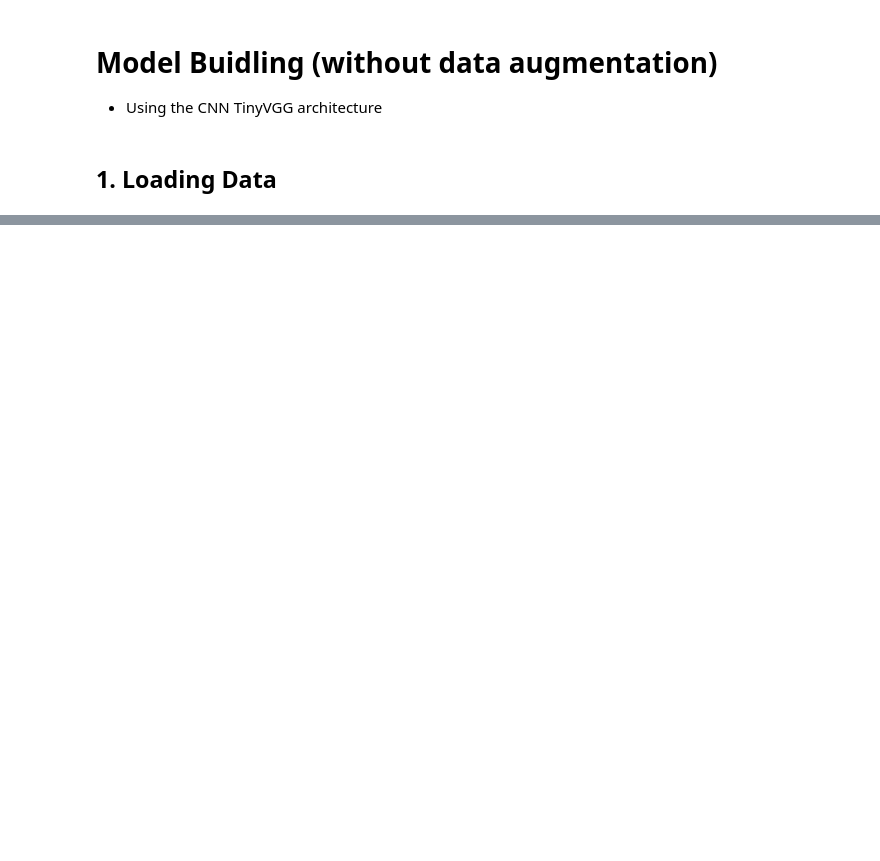
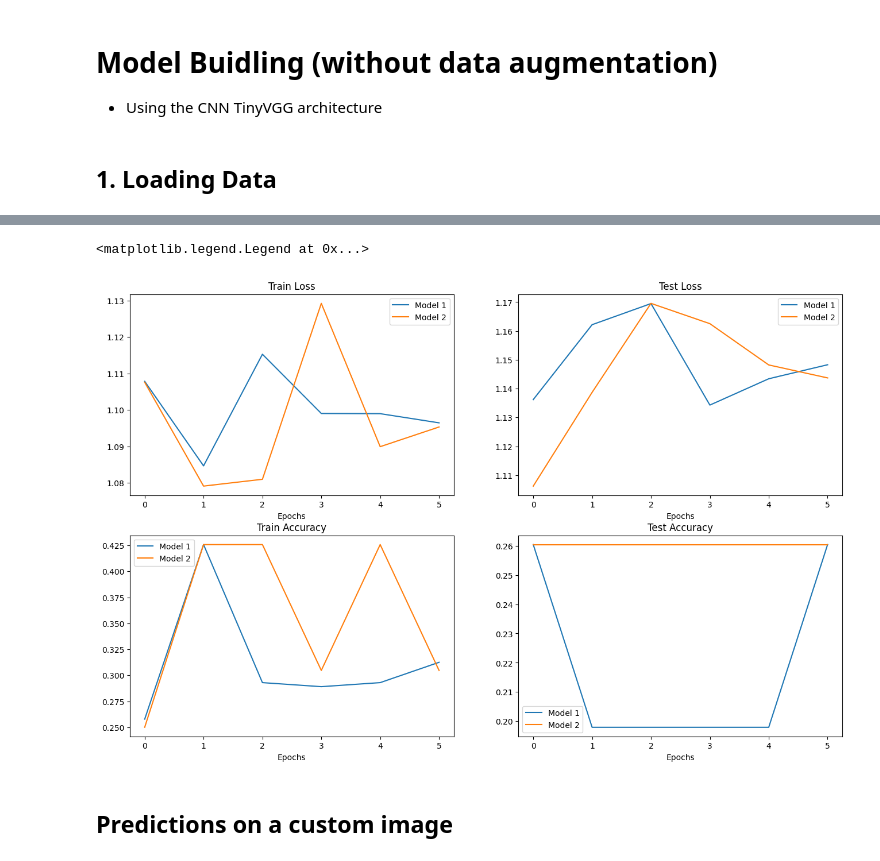
Before and after one commit to Naga-SDonepudi/PyTorch_HandsOn, a Jupyter notebook: 5_custom_datasets_pytorch.ipynb, the cells around one changed output, grey strips where cells are left out. Drawn from its saved outputs; the diff is of its cells as text; code cells hidden in the pictures; blank space fills up the shorter version.

```diff
--- a/5_custom_datasets_pytorch.ipynb
+++ b/5_custom_datasets_pytorch.ipynb
@@ -289,7 +289,7 @@ Text(0.5, 1.0, 'pizza')
 # %%
 ## Turning train and test datasets to dataloaders
 from torch.utils.data import DataLoader
-BATCH_SIZE = 5
+BATCH_SIZE = 2
 train_dataloader = DataLoader(dataset=train_data,
                               batch_size=BATCH_SIZE,
                               num_workers=os.cpu_count(),
@@ -497,0 +822,7 @@ TinyVGG(
+# %%
+torch.manual_seed(42)
+
+model_2 = TinyVGG(input_shape=3,
+                  hidden_units=10,
+                  output_shape = len(train_data_aug.classes)).to(device)
+model_2
@@ -497,0 +909,6 @@ TinyVGG(
+# %%
+import pandas as pd
+model_1_df = pd.DataFrame(model_1_results)
+model_2_df = pd.DataFrame(model_2_results)
+
+model_2_df
@@ -497,0 +923,41 @@ TinyVGG(
+# %%
+plt.figure(figsize=(16, 10))
+
+epochs = range(len(model_1_df))
+
+# Train Loss plot
+plt.subplot(2, 2, 1)
+plt.plot(epochs, model_1_df["train_loss"], label = "Model 1")
+plt.plot(epochs, model_2_df["train_loss"], label= "Model 2")
+plt.title("Train Loss")
+plt.xlabel("Epochs")
+plt.legend()
+
+# Test loss plot
+plt.subplot(2, 2, 2)
+plt.plot(epochs, model_1_df["test_loss"], label = "Model 1")
+plt.plot(epochs, model_2_df["test_loss"], label= "Model 2")
+plt.title("Test Loss")
+plt.xlabel("Epochs")
+plt.legend()
+
+# Train accuracy plot
+plt.subplot(2, 2, 3)
+plt.plot(epochs, model_1_df["train_acc"], label = "Model 1")
+plt.plot(epochs, model_2_df["train_acc"], label= "Model 2")
+plt.title("Train Accuracy")
+plt.xlabel("Epochs")
+plt.legend()
+
+# Test accuracy plot
+plt.subplot(2, 2, 4)
+plt.plot(epochs, model_1_df["test_acc"], label = "Model 1")
+plt.plot(epochs, model_2_df["test_acc"], label= "Model 2")
+plt.title("Test Accuracy")
+plt.xlabel("Epochs")
+plt.legend()
+# %% [output]
+<matplotlib.legend.Legend at 0x...>
+[figure, added]
+# %% [markdown]
+## Predictions on a custom image
```
Also changed, not shown: parts of 50 cells of this notebook.
